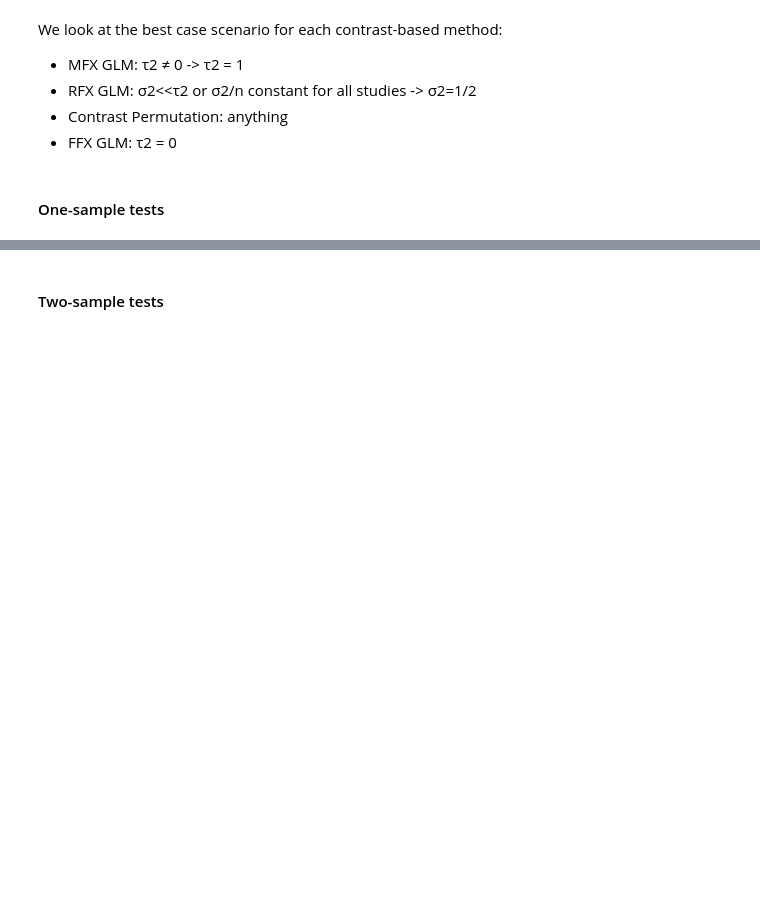
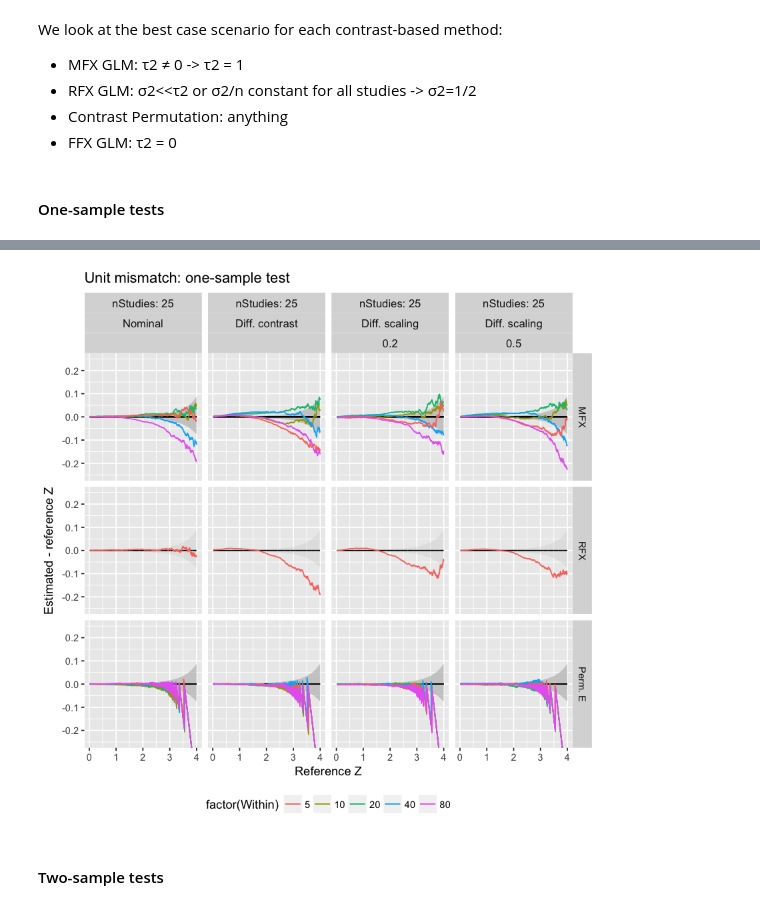
Before and after one commit to cmaumet/zmeta, a Jupyter notebook: Scripts/simulations/lib/plot_simulations.ipynb, the cells around one changed output, grey strips where cells are left out. Cells and saved outputs as stored; diff of their text form; code cells hidden in the pictures; blank space fills up the shorter version.

```diff
--- a/Scripts/simulations/lib/plot_simulations.ipynb
+++ b/Scripts/simulations/lib/plot_simulations.ipynb
@@ -67,3 +66,15 @@ Warning message:
+# %%
+source('plot_lib.R')
+# Note for RFX we only keep btw=1 for display purposes (results with btw=0 are very similar)
+# Also we only keep z>4 (to avoid very variable tail affecting ylim)
+plot_unit_mismatch(
+    subset(best_con_data_1,
+           ((methods %in% c("megaRFX") & Between==1) | !(methods %in% c("megaRFX"))) &
+           expectedz<4
+          ),
+    'one-sample test', mult=FALSE, single=TRUE)
+# %% [output]
+[figure, added]
 # %% [markdown]
 #### Two-sample tests
 # %%
```
Also changed, not shown: parts of 5 cells of this notebook, 1 other file.
